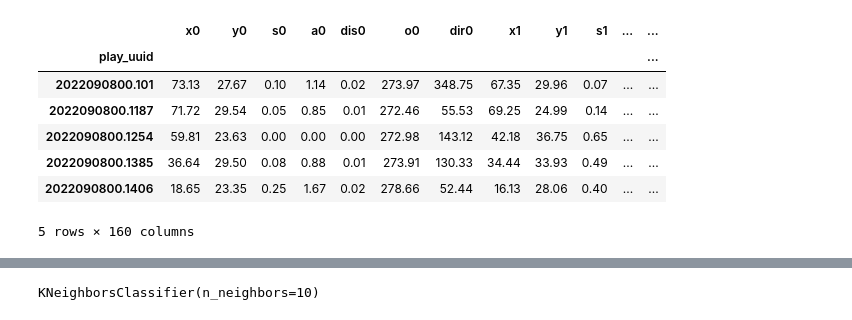
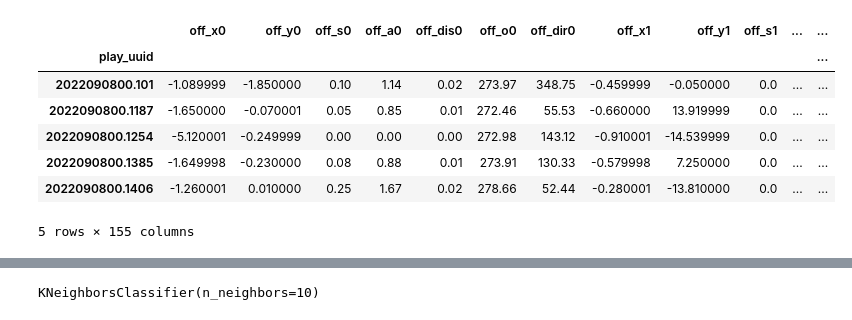
Before and after one commit to rfe123/umn_data_project_004, a Jupyter notebook: position_training.ipynb, the cells around one changed output, grey strips where cells are left out. Drawn from its saved outputs; the diff is of its cells as text; code cells hidden in the pictures.

Commit message:
KNN model on Relative DF

```diff
--- a/position_training.ipynb
+++ b/position_training.ipynb
@@ -11,19 +11,19 @@ from sklearn.preprocessing import StandardScaler
 import sqlite3
 # %%
 conn = sqlite3.connect('data/sqlite/nfl_data.sqlite')
-df = pd.read_sql('SELECT * FROM snap_formations', conn).set_index('play_uuid').dropna()
+df = pd.read_sql('SELECT * FROM relative_team_formations', conn).set_index('play_uuid').dropna()
 
 # Review the DataFrame
 df.head()
 # %% [output]
-|  | x0 | y0 | s0 | a0 | dis0 | o0 | dir0 | x1 | y1 | s1 | ... | ... |
+|  | off_x0 | off_y0 | off_s0 | off_a0 | off_dis0 | off_o0 | off_dir0 | off_x1 | off_y1 | off_s1 | ... | ... |
 | play_uuid |  |  |  |  |  |  |  |  |  |  |  | ... |
-| 2022090800.101 | 73.13 | 27.67 | 0.10 | 1.14 | 0.02 | 273.97 | 348.75 | 67.35 | 29.96 | 0.07 | ... | ... |
-| 2022090800.1187 | 71.72 | 29.54 | 0.05 | 0.85 | 0.01 | 272.46 | 55.53 | 69.25 | 24.99 | 0.14 | ... | ... |
-| 2022090800.1254 | 59.81 | 23.63 | 0.00 | 0.00 | 0.00 | 272.98 | 143.12 | 42.18 | 36.75 | 0.65 | ... | ... |
-| 2022090800.1385 | 36.64 | 29.50 | 0.08 | 0.88 | 0.01 | 273.91 | 130.33 | 34.44 | 33.93 | 0.49 | ... | ... |
-| 2022090800.1406 | 18.65 | 23.35 | 0.25 | 1.67 | 0.02 | 278.66 | 52.44 | 16.13 | 28.06 | 0.40 | ... | ... |
+| 2022090800.101 | -1.089999 | -1.850000 | 0.10 | 1.14 | 0.02 | 273.97 | 348.75 | -0.459999 | -0.050000 | 0.0 | ... | ... |
+| 2022090800.1187 | -1.650000 | -0.070001 | 0.05 | 0.85 | 0.01 | 272.46 | 55.53 | -0.660000 | 13.919999 | 0.0 | ... | ... |
+| 2022090800.1254 | -5.120001 | -0.249999 | 0.00 | 0.00 | 0.00 | 272.98 | 143.12 | -0.910001 | -14.539999 | 0.0 | ... | ... |
+| 2022090800.1385 | -1.649998 | -0.230000 | 0.08 | 0.88 | 0.01 | 273.91 | 130.33 | -0.579998 | 7.250000 | 0.0 | ... | ... |
+| 2022090800.1406 | -1.260001 | 0.010000 | 0.25 | 1.67 | 0.02 | 278.66 | 52.44 | -0.280001 | -13.810000 | 0.0 | ... | ... |
-5 rows × 160 columns
+5 rows × 155 columns
 # %%
  # Seperate the features, X,  from the target variable, y
 y = df['converted']
```
Also changed, not shown: parts of 4 cells of this notebook.
